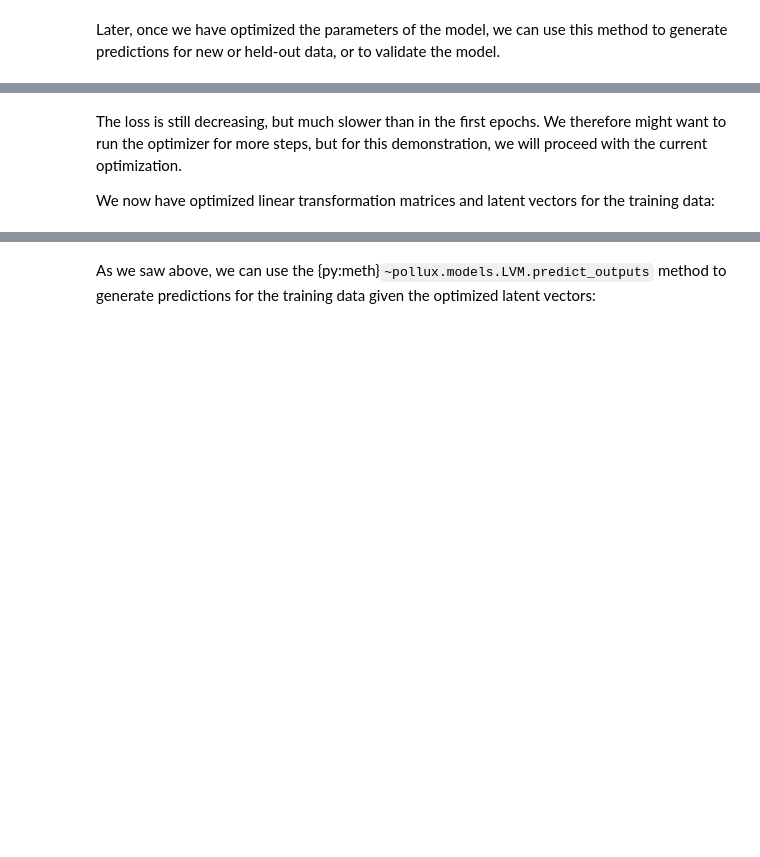
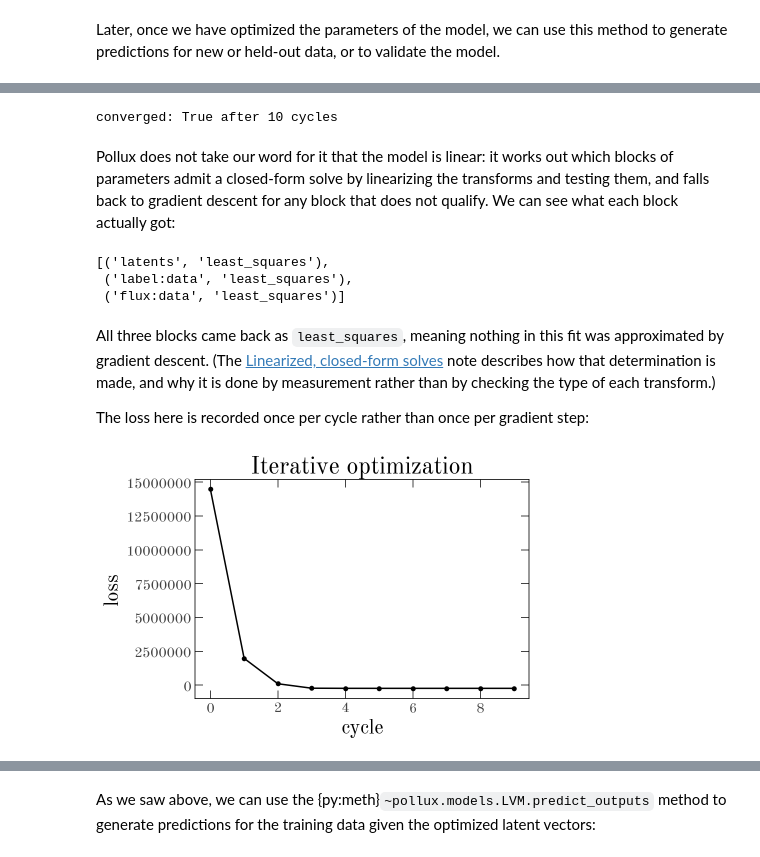
Before and after one commit to adrn/pollux, a Jupyter notebook: docs/tutorials/LVM-getting-started.ipynb, the cells around one changed output, grey strips where cells are left out. Cells and saved outputs as stored; diff of their text form; code cells hidden in the pictures; blank space fills up the shorter version.

Commit message:
checkpoint: merged tutorials, but still editing

```diff
--- a/docs/tutorials/LVM-getting-started.ipynb
+++ b/docs/tutorials/LVM-getting-started.ipynb
@@ -52,6 +56,16 @@ data, truth = make_simulated_linear_data(
     B=B,
     rng=rng,
 )
+
+# Put the labels into physically meaningful units: one Teff-like (K), one
+# abundance-like (dex). This is just a linear reparameterization of the rows of A,
+# but it makes the two labels differ in scale by four orders of magnitude.
+label_loc = np.array([5000.0, 0.0])
+label_scale = np.array([500.0, 0.3])
+
+data["label"] = data["label"] * label_scale + label_loc
+data["label_err"] = data["label_err"] * label_scale
+truth["label"] = truth["label"] * label_scale + label_loc
 # %% [markdown]
 The data have simulated uncertainties, which the {py:class}`~pollux.models.LVM` will use to define the likelihoods for the labels and spectra. Here are a few examples of the simulated spectra, ordered by (and colored by) the value of the first (0th index) label:
 # %%
@@ -169,4 +178,30 @@ plt.plot(svi_results.losses[-1000:])
-# %% [markdown]
-The loss is still decreasing, but much slower than in the first epochs. We therefore might want to run the optimizer for more steps, but for this demonstration, we will proceed with the current optimization.
-
-We now have optimized linear transformation matrices and latent vectors for the training data:
+# %%
+trained = model.optimize_iterative(
+    train_data,
+    max_cycles=64,
+    rng_key=jax.random.PRNGKey(112358),
+    progress=False,
+)
+opt_pars = trained.params
+
+print(f"converged: {trained.converged} after {trained.n_cycles} cycles")
+# %% [output]
+converged: True after 10 cycles
+# %% [markdown]
+Pollux does not take our word for it that the model is linear: it works out which blocks of parameters admit a closed-form solve by linearizing the transforms and testing them, and falls back to gradient descent for any block that does not qualify. We can see what each block actually got:
+# %%
+[(block.name, block.optimizer) for block in trained.blocks]
+# %% [output]
+[('latents', 'least_squares'),
+ ('label:data', 'least_squares'),
+ ('flux:data', 'least_squares')]
+# %% [markdown]
+All three blocks came back as `least_squares`, meaning nothing in this fit was approximated by gradient descent. (The [Linearized, closed-form solves](../linear-solves.md) note describes how that determination is made, and why it is done by measurement rather than by checking the type of each transform.)
+
+The loss here is recorded once per cycle rather than once per gradient step:
+# %%
+fig, ax = plt.subplots(figsize=(6, 4), layout="constrained")
+ax.plot(trained.losses_per_cycle, marker="o", color="k")
+_ = ax.set(xlabel="cycle", ylabel="loss", title="Iterative optimization")
+# %% [output]
+[figure, added]
```
Also changed, not shown: parts of 54 cells of this notebook, 2 other files.
